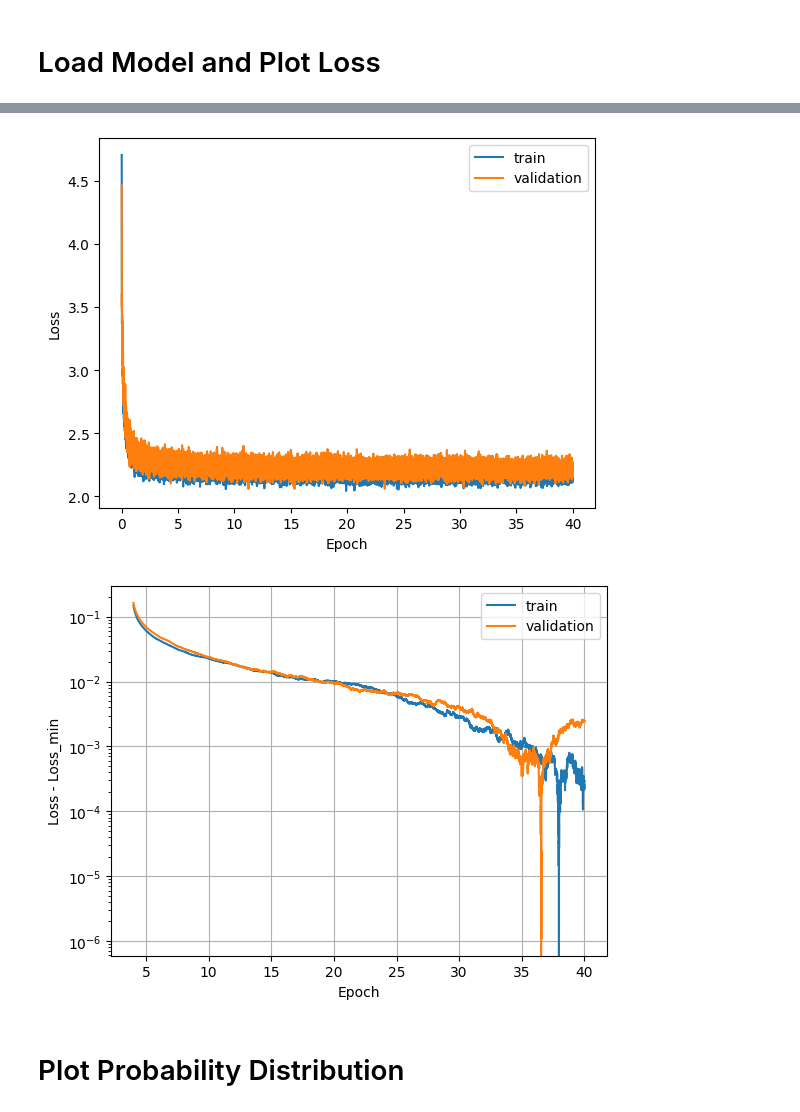
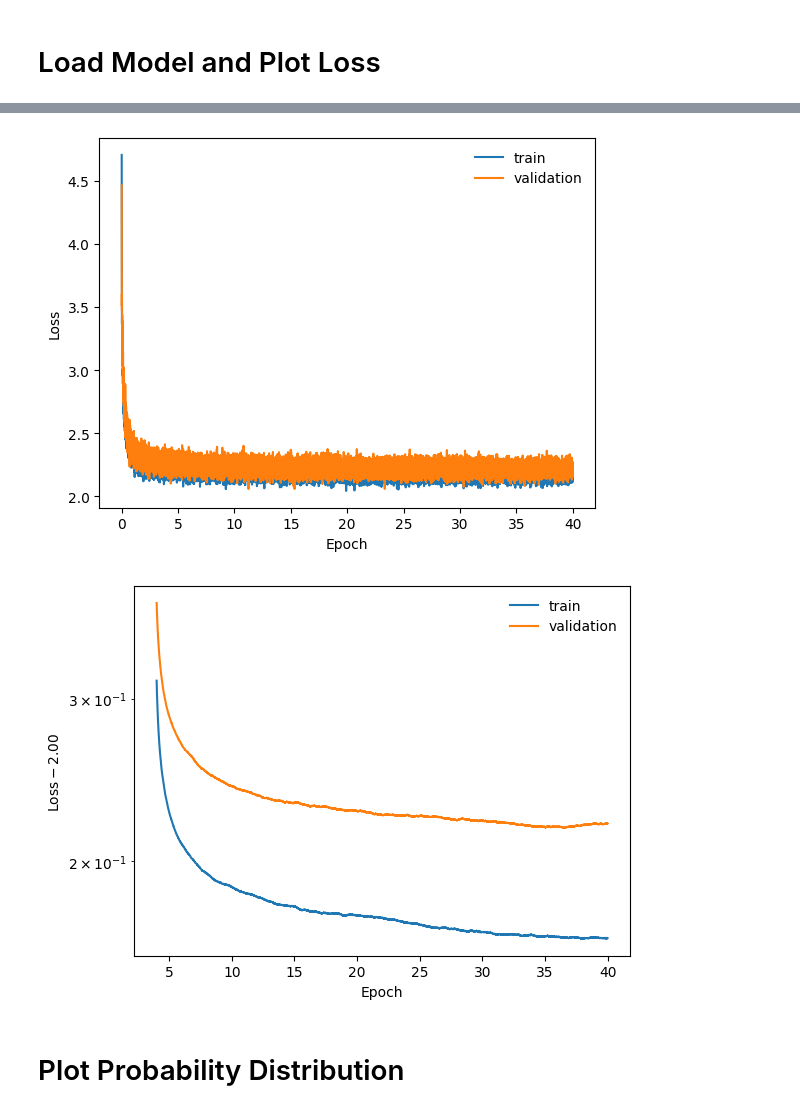
Before and after one commit to knmoriwaki/cosmoglint, a Jupyter notebook: notebooks/plot_transformer.ipynb, the cells around one changed output, grey strips where cells are left out. Saved outputs shown, nothing was run; the diff lists cells and outputs as text; code cells hidden in the pictures.

```diff
--- a/notebooks/plot_transformer.ipynb
+++ b/notebooks/plot_transformer.ipynb
@@ -57,9 +87,8 @@ base_dir = "../scripts/runs/output_transformer"
 # Load Model and Plot Loss
 # %%
 snapshot_number = 33
-model_dir = "{}/transformer1_{:d}_use_vel_ep40_bs512_w0.02".format(base_dir, snapshot_number)
-max_ids = np.loadtxt("../scripts/param_files/max_ids_20_{:d}.txt".format(snapshot_number), dtype=int)
-max_ids = torch.tensor(max_ids, dtype=torch.long).to(device)
+#model_dir = "{}/transformer1_{:d}_use_vel_ep40_bs512_w0.02".format(base_dir, snapshot_number)
+model_dir = "/mnt/data/moriwaki/cosmoglint/tmp/transformer1_{:d}_use_vel_ep40_bs512_w0.02".format(snapshot_number)
 
 output_dir = "{}/figures".format(model_dir)
 os.makedirs(output_dir, exist_ok=True)
@@ -73,20 +102,21 @@ plt.plot(x, loss[:,1], label="train")
 plt.plot(x, loss[:,2], label="validation")
 plt.xlabel("Epoch")
 plt.ylabel("Loss")
-plt.legend()
+plt.legend(frameon=False)
 
 plt.figure()
 dx = min(int(len(x)/10), 10000)
-plot_running_mean(x, loss[:,1], dx, show_diff=True, label="train")
-plot_running_mean(x, loss[:,2], dx, show_diff=True, label="validation")
 plt.xlabel("Epoch")
-plt.ylabel("Loss - Loss_min")
 plt.yscale("log")
-plt.grid()
-plt.legend()
+ymin = 2
+plt.ylabel(r"${\rm Loss} - %.2f$"%(ymin))
+
+plot_running_mean(x, loss[:,1], dx, show_diff=True, label="train", ymin=ymin)
+plot_running_mean(x, loss[:,2], dx, show_diff=True, label="validation", ymin=ymin)
+#plt.grid()
+plt.legend(frameon=False)
 
 print("Final mean validation loss: {:.3f}".format(loss[-100:,2].mean()))
-
 
 ### load parameters
 with open("{}/args.json".format(model_dir), "r") as f:
@@ -96,12 +126,14 @@ print("opt: ", opt)
 norm_params = np.array(opt.norm_params)
 xmin, xmax = norm_params[:, 0], norm_params[:,1]
 
+max_ids = np.loadtxt("../dataset/param_files/max_nbin20_{:d}.txt".format(snapshot_number))
+max_ids = ( max_ids * opt.num_features_out ).astype(int)
+max_ids = torch.tensor(max_ids).to(device)
+
 ### load model
 model = transformer_model(opt)
+model.load_state_dict(torch.load("{}/model.pth".format(model_dir), map_location=device))
 model.to(device)
-
-model.load_state_dict(torch.load("{}/model.pth".format(model_dir)))
-#model.load_state_dict(torch.load(f"{model_dir}/model_ep10.pth"))
 
 model.eval()
 print(model)
@@ -122,9 +154,9 @@ Transformer1(
   )
   (output_layer): Linear(in_features=128, out_features=400, bias=True)
   (out_activation): Softmax(dim=-1)
 )
 [figure]
-[figure, old version]
+[figure, new version]
 # %% [markdown]
 # Plot Probability Distribution
 # %%
```
Also changed, not shown: parts of 7 cells of this notebook, 1 other file.
